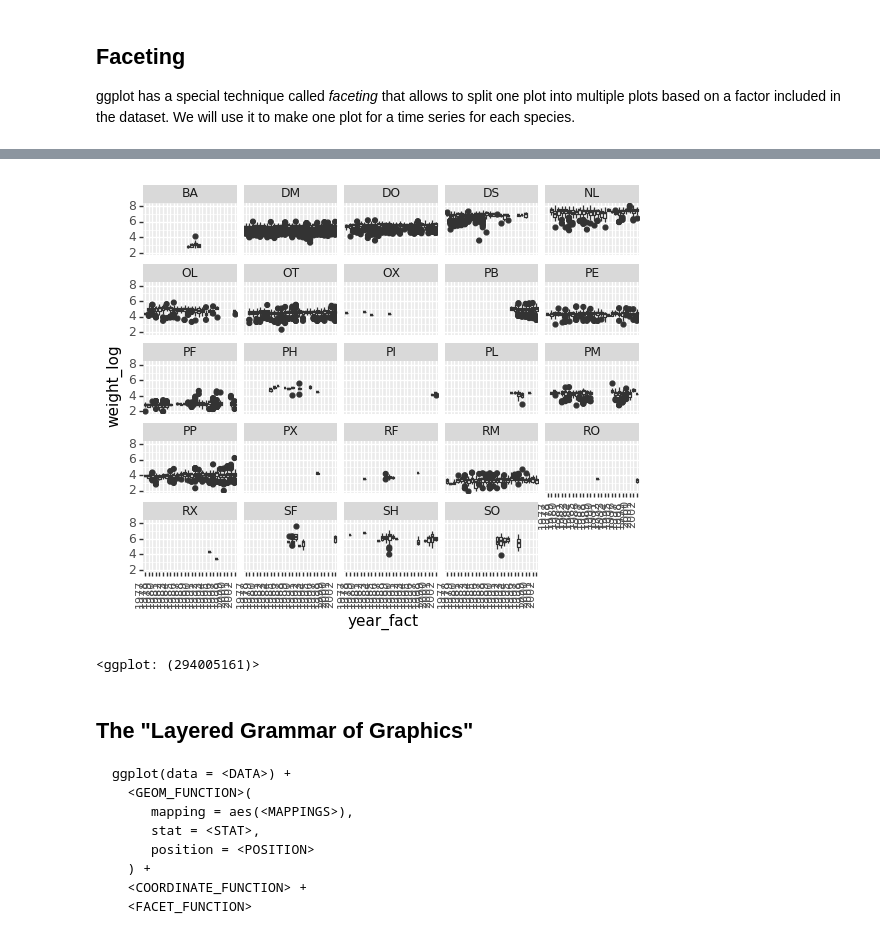
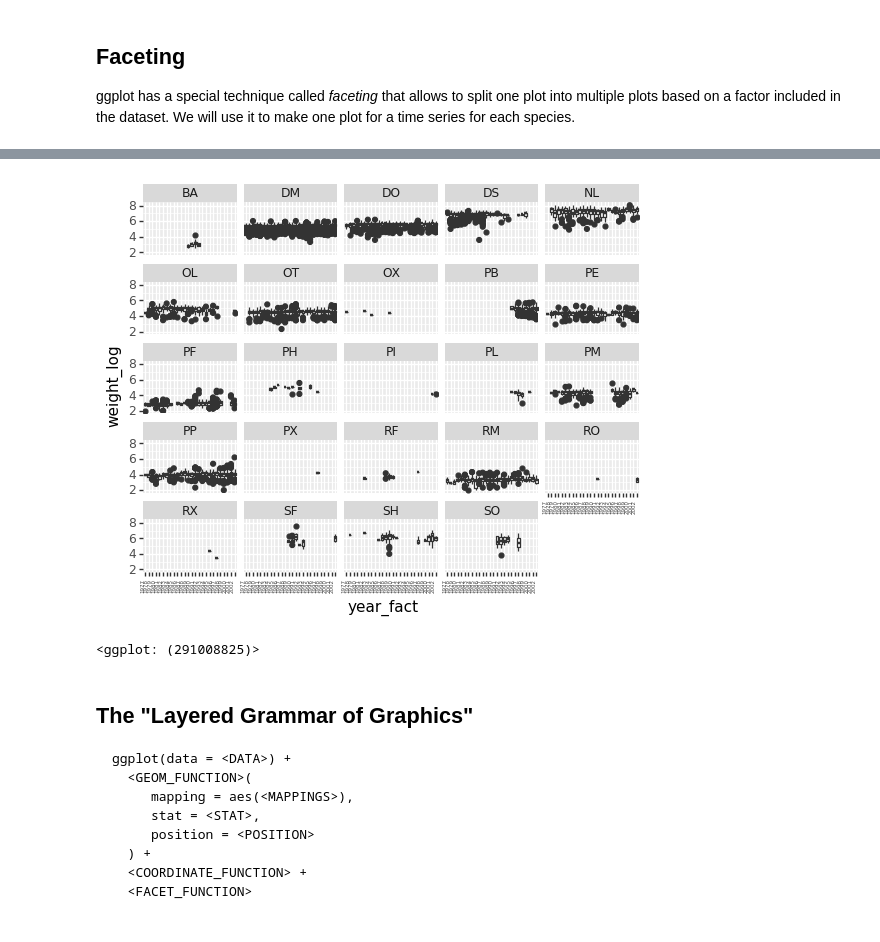
Before and after one commit to MonashDataFluency/python-workshop-base, a Jupyter notebook: workshops/docs/modules/notebooks/plotting_with_ggplot.ipynb, the cells around one changed output, grey strips where cells are left out. Drawn from its saved outputs; the diff is of its cells as text; code cells hidden in the pictures.

Commit message:
Small fixes (punctuation, extra note about plotnine themes).

```diff
--- a/workshops/docs/modules/notebooks/plotting_with_ggplot.ipynb
+++ b/workshops/docs/modules/notebooks/plotting_with_ggplot.ipynb
@@ -250,13 +252,12 @@ ggplot(survs_df, aes('year_fact', 'weight')) + \
 # %%
 ggplot(survs_df, aes('year_fact', 'weight_log')) + \
     geom_boxplot() + \
-    theme(axis_text_x = element_text(size=6, angle=90, hjust=1)) + \
+    theme(axis_text_x = element_text(size=4)) + \
     facet_wrap(['species_id']) + \
-    flip_xlabels + \
-    theme(axis_text_x = element_text(size=8))
+    flip_xlabels
 # %% [output]
-[figure, old version]
+[figure, new version]
-<ggplot: (294005161)>
+<ggplot: (291008825)>
 # %% [markdown]
 ## The "Layered Grammar of Graphics"
 
```
Also changed, not shown: parts of 21 cells of this notebook, 37 other files.
